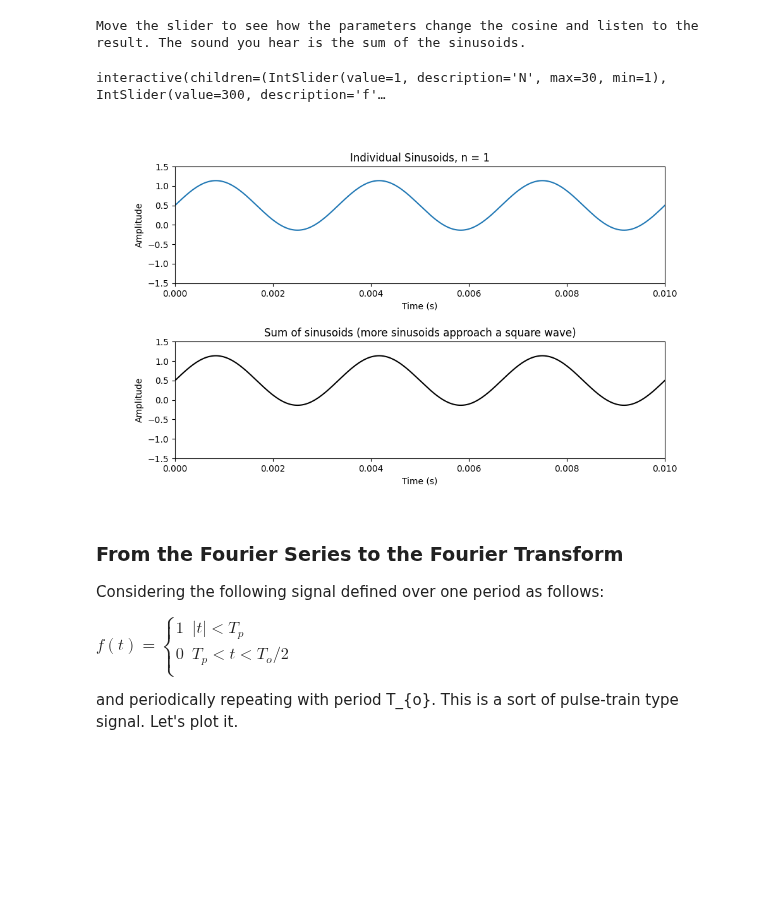
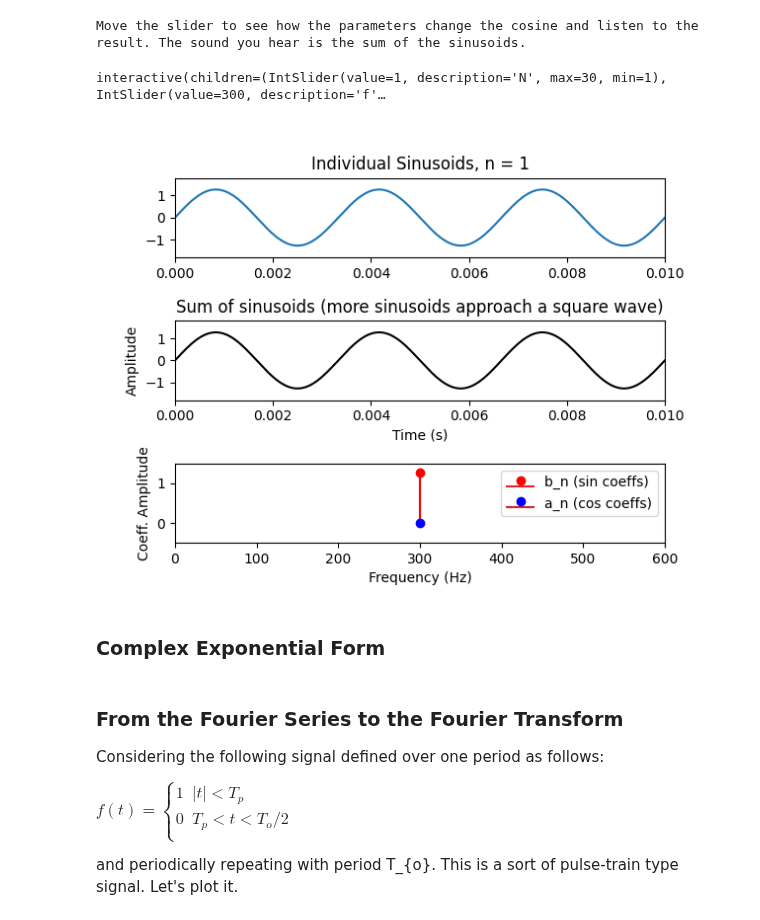
Before and after one commit to randyaliased/acspjbook, a Jupyter notebook: book/fundamental/04_Fourier_Series.ipynb, the cells around one changed output. Saved outputs shown, nothing was run; the diff lists cells and outputs as text; code cells hidden in the pictures; blank space fills up the shorter version.

```diff
--- a/book/fundamental/04_Fourier_Series.ipynb
+++ b/book/fundamental/04_Fourier_Series.ipynb
@@ -54,7 +84,7 @@ Let's do an interactive plot to see how this all works out.
 # %%
 # Setting up the plots
-fig, axes = plt.subplots(2,1)
-fig.subplots_adjust(hspace=0.5)  # horizontal spacing
+fig, axes = plt.subplots(3,1)
+fig.subplots_adjust(hspace=0.8)  # horizontal spacing
 
 dt = 0.00001 # time spacing
 t = np.arange(0,2,dt) # range of times to plot on x-axis
@@ -62,41 +92,64 @@ axes[0].set_ylabel('Amplitude', color='k')
 axes[0].set_xlabel('Time (s)', color='k')
 axes[0].xaxis.set_major_formatter(FormatStrFormatter('%.3f'))
 axes[0].set_xlim([0, 0.01])
-axes[0].set_ylim([-1.5, 1.5])
 
 sum_waves, = axes[1].plot([], [], 'k')
 axes[1].set_ylabel('Amplitude', color='k')
 axes[1].set_xlabel('Time (s)', color='k')
 axes[1].xaxis.set_major_formatter(FormatStrFormatter('%.3f'))
 axes[1].set_title('Sum of sinusoids (more sinusoids approach a square wave)')
 axes[1].set_xlim([0, 0.01])
 axes[1].set_ylim([-1.5, 1.5])
 
 
+
+
 # Create the interactive plot
 def update(N = 1, f=300):
 
     axes[0].clear()
     axes[0].set_xlim([0, 0.01])
+    axes[0].set_ylim([-1.5, 1.5])
     Y = np.zeros([len(t),N])
+
+    fs_coeffs = np.zeros([N,3])
     for n in range(N):
         fo = (n+1)*f
-        bn = (2/((n+1)*np.pi))*(1-(-1)**(n+1)) # for square wave
-        Y[:,n] = bn*np.sin(2*np.pi*fo*t)
+        # These are the Fourier Series coefficients for a square wave
+        # But you can change them to any other values you like to see what happens
+        # (There are specific values for the coefficients for different waveforms)
+        an = 0
+        bn = (2/((n+1)*np.pi))*(1-(-1)**(n+1))
+        #
+        Y[:,n] = an*np.cos(2*np.pi*fo*t) + bn*np.sin(2*np.pi*fo*t)
         axes[0].plot(t, Y[:,n])
         axes[0].set_title('Individual Sinusoids, n = '+str(n+1))
+        fs_coeffs[n,:] = [fo, an, bn]
 
     Y_sum = np.sum(Y,axis=1)
     sum_waves.set_data(t, Y_sum)
     fig.canvas.draw_idle()
+
+    axes[2].clear()
+    axes[2].set_xlim([0, (N+1)*f])
+    axes[2].stem(fs_coeffs[:,0], fs_coeffs[:,2], 'ro', label='b_n (sin coeffs)')
+    axes[2].stem(fs_coeffs[:,0], fs_coeffs[:,1], 'bo', label='a_n (cos coeffs)')
+    axes[2].set_ylabel('Coeff. Amplitude', color='k')
+    axes[2].set_xlabel('Frequency (Hz)', color='k')
+    axes[2].set_ylim([-0.5, 1.5])
+    axes[2].legend()
+
     IPython.display.display(Audio(Y_sum.T, rate=1/dt,normalize=True))
+
 
 print('Move the slider to see how the parameters change the cosine and listen to the result. The sound you hear is the sum of the sinusoids.')
 interact(update, N = (1,30,1), f=(100,1000,1));
 # %% [output]
 Move the slider to see how the parameters change the cosine and listen to the result. The sound you hear is the sum of the sinusoids.
 interactive(children=(IntSlider(value=1, description='N', max=30, min=1), IntSlider(value=300, description='f'…
-[figure, old version]
+[figure, new version]
+# %% [markdown]
+### Complex Exponential Form
 # %% [markdown]
 ### From the Fourier Series to the Fourier Transform
 
```
Also changed, not shown: parts of 5 cells of this notebook.
